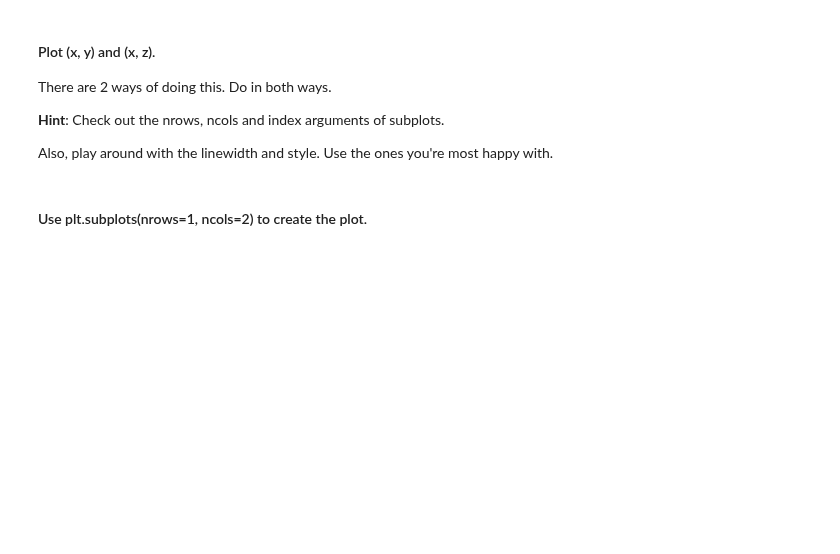
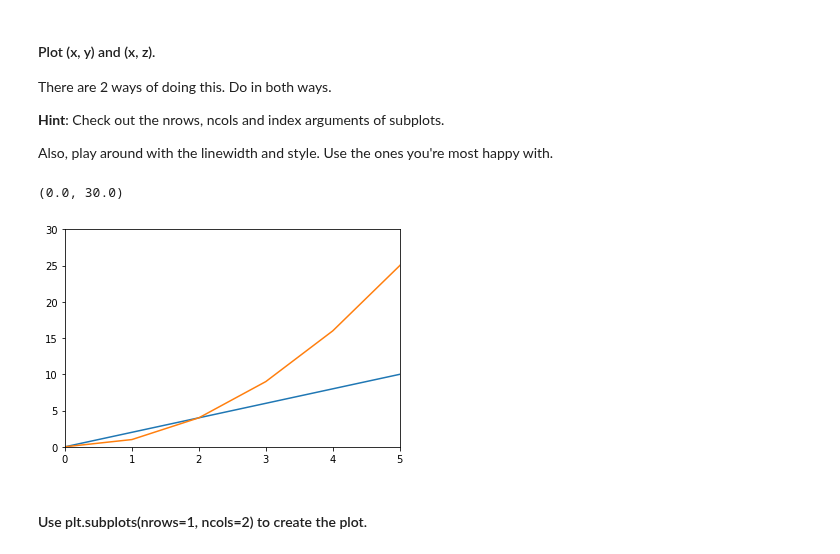
Before and after one commit to ta-data-lis/lab-matplotlib-seaborn, a Jupyter notebook: your-code/main.ipynb, the cells around one changed output. Saved outputs shown, nothing was run; the diff lists cells and outputs as text; code cells hidden in the pictures; blank space fills up the shorter version.

```diff
--- a/your-code/main.ipynb
+++ b/your-code/main.ipynb
@@ -25,2 +24,12 @@ Also, play around with the linewidth and style. Use the ones you're most happy w
+# %%
+# Method 1
+
+plt.plot(x,y,z)
+
+plt.xlim([0,5])
+plt.ylim([0,30])
+# %% [output]
+(0.0, 30.0)
+[figure, added]
 # %% [markdown]
 #### Use plt.subplots(nrows=1, ncols=2) to create the plot.
```
Also changed, not shown: parts of 50 cells of this notebook.
